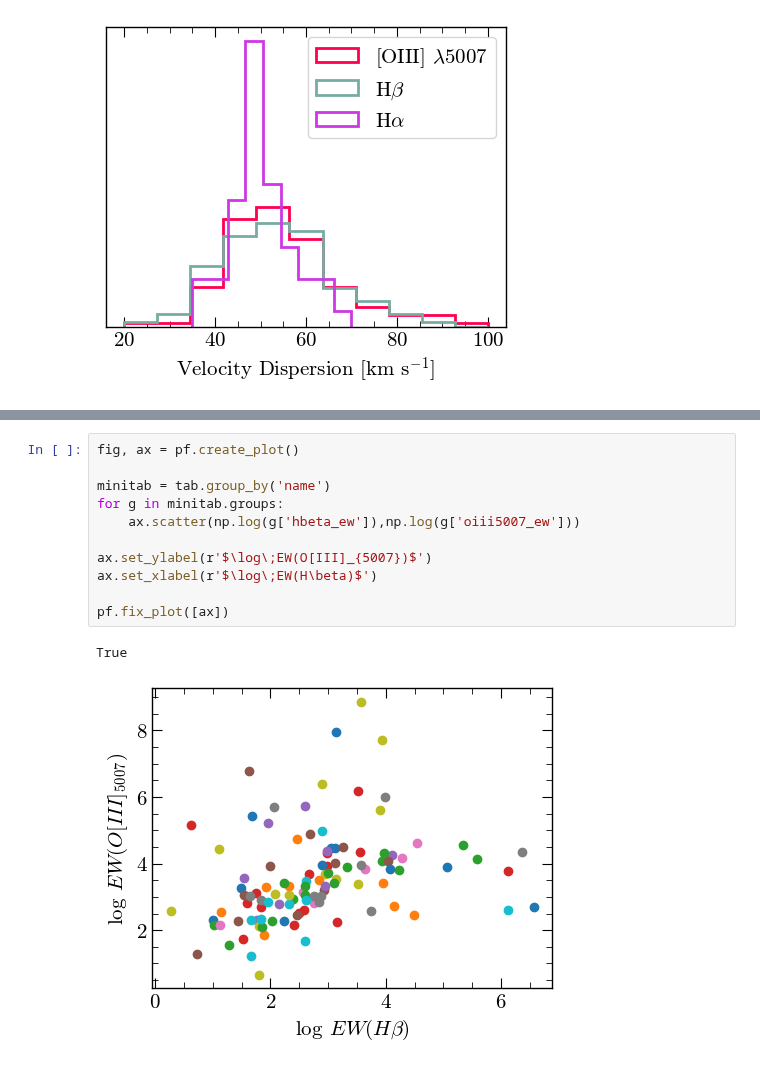
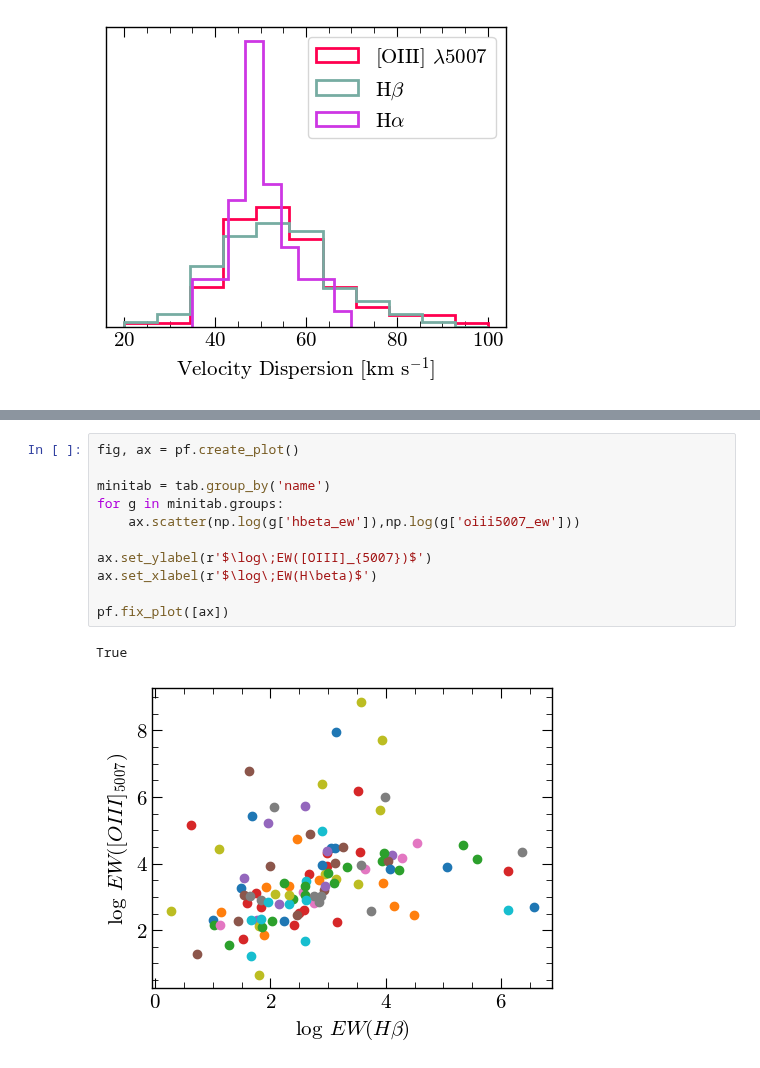
Before and after one commit to 0hardytom/eelgs, a Jupyter notebook: notebooks/week5-6/testnotes.ipynb, the cells around one changed output, grey strips where cells are left out. Cells and saved outputs as stored; diff of their text form.

```diff
--- a/notebooks/week5-6/testnotes.ipynb
+++ b/notebooks/week5-6/testnotes.ipynb
@@ -163,17 +164,17 @@ True
 # %%
 fig, ax = pf.create_plot()
 
 minitab = tab.group_by('name')
 for g in minitab.groups:
     ax.scatter(np.log(g['hbeta_ew']),np.log(g['oiii5007_ew']))
 
-ax.set_ylabel(r'$\log\;EW(O[III]_{5007})$')
+ax.set_ylabel(r'$\log\;EW([OIII]_{5007})$')
 ax.set_xlabel(r'$\log\;EW(H\beta)$')
 
 pf.fix_plot([ax])
 # %% [output]
 True
-[figure, old version]
+[figure, new version]
 # %%
 fig, ax = pf.create_plot()
 ax.scatter(np.log(tab['hbeta_ew']),np.log(tab['oiii5007_ew']), color='#ff004f')
```
Also changed, not shown: parts of 4 cells of this notebook, 1 other file.
